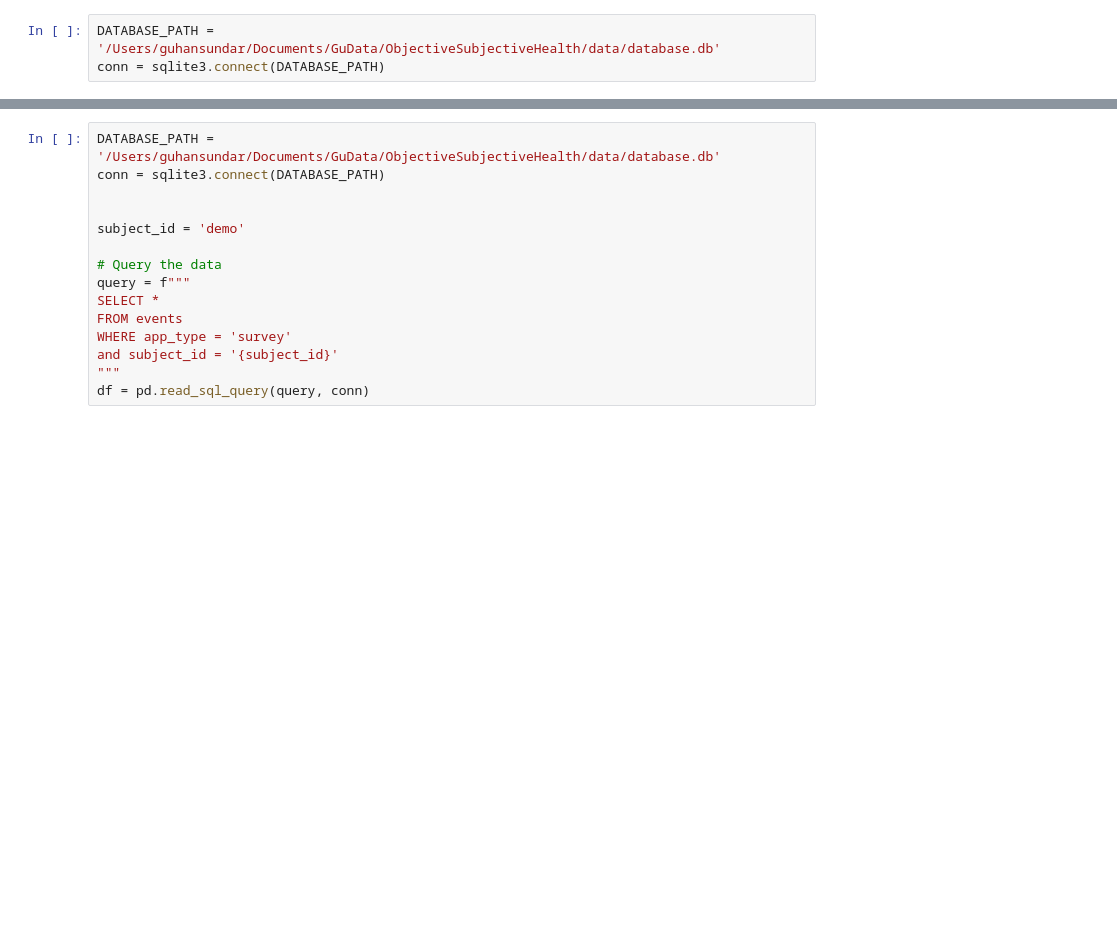
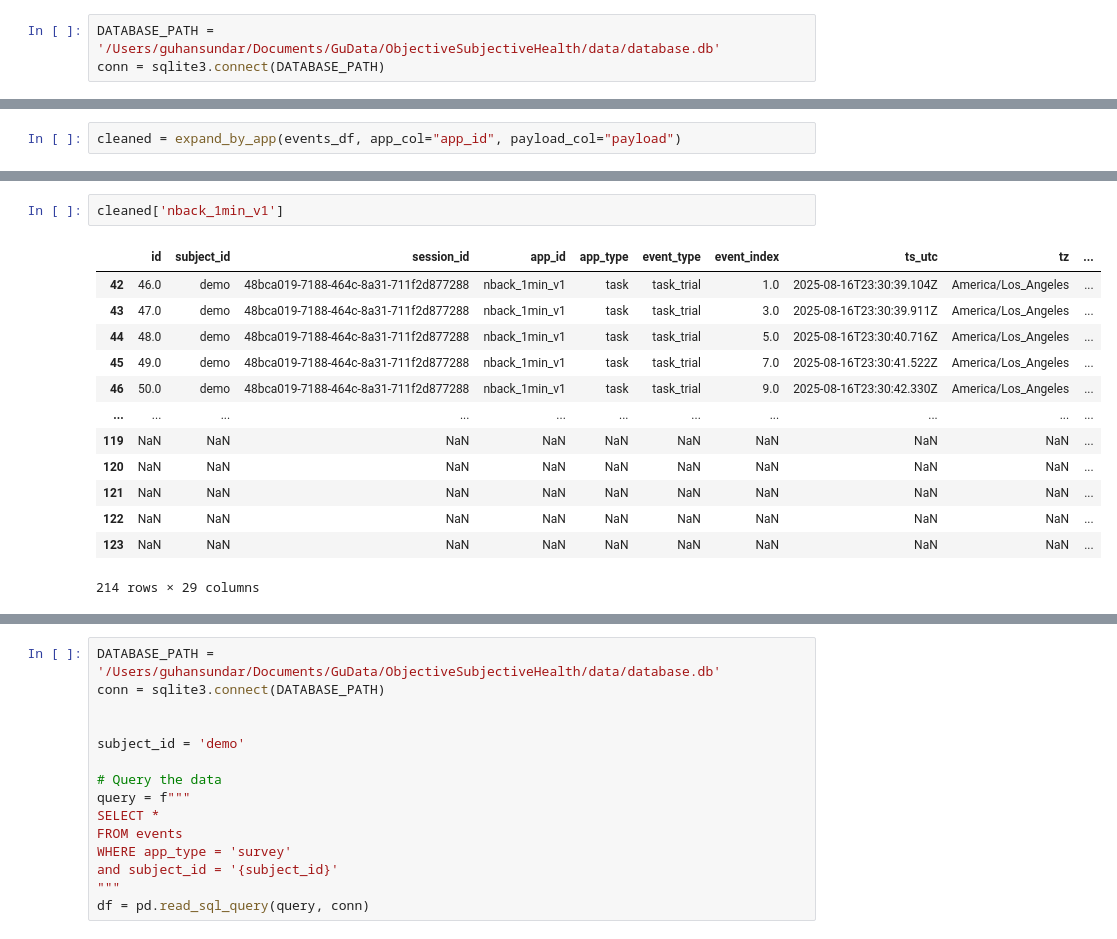
Before and after one commit to guhandi/ObjectiveSubjectiveApp, a Jupyter notebook: notebooks/test.ipynb, the cells around one changed output, grey strips where cells are left out. Saved outputs shown, nothing was run; the diff lists cells and outputs as text; blank space fills up the shorter version.

```diff
--- a/notebooks/test.ipynb
+++ b/notebooks/test.ipynb
@@ -18,0 +110,2 @@ events_df.columns
+# %%
+cleaned = expand_by_app(events_df, app_col="app_id", payload_col="payload")
@@ -18,0 +116,16 @@ events_df.columns
+# %%
+cleaned['nback_1min_v1']
+# %% [output]
+|  | id | subject_id | session_id | app_id | app_type | event_type | event_index | ts_utc | tz | ... |
+| 42 | 46.0 | demo | 48bca019-7188-464c-8a31-711f2d877288 | nback_1min_v1 | task | task_trial | 1.0 | 2025-08-16T23:30:39.104Z | America/Los_Angeles | ... |
+| 43 | 47.0 | demo | 48bca019-7188-464c-8a31-711f2d877288 | nback_1min_v1 | task | task_trial | 3.0 | 2025-08-16T23:30:39.911Z | America/Los_Angeles | ... |
+| 44 | 48.0 | demo | 48bca019-7188-464c-8a31-711f2d877288 | nback_1min_v1 | task | task_trial | 5.0 | 2025-08-16T23:30:40.716Z | America/Los_Angeles | ... |
+| 45 | 49.0 | demo | 48bca019-7188-464c-8a31-711f2d877288 | nback_1min_v1 | task | task_trial | 7.0 | 2025-08-16T23:30:41.522Z | America/Los_Angeles | ... |
+| 46 | 50.0 | demo | 48bca019-7188-464c-8a31-711f2d877288 | nback_1min_v1 | task | task_trial | 9.0 | 2025-08-16T23:30:42.330Z | America/Los_Angeles | ... |
+| ... | ... | ... | ... | ... | ... | ... | ... | ... | ... | ... |
+| 119 | NaN | NaN | NaN | NaN | NaN | NaN | NaN | NaN | NaN | ... |
+| 120 | NaN | NaN | NaN | NaN | NaN | NaN | NaN | NaN | NaN | ... |
+| 121 | NaN | NaN | NaN | NaN | NaN | NaN | NaN | NaN | NaN | ... |
+| 122 | NaN | NaN | NaN | NaN | NaN | NaN | NaN | NaN | NaN | ... |
+| 123 | NaN | NaN | NaN | NaN | NaN | NaN | NaN | NaN | NaN | ... |
+214 rows × 29 columns
```
Also changed, not shown: parts of 12 cells of this notebook, 3 other files.
